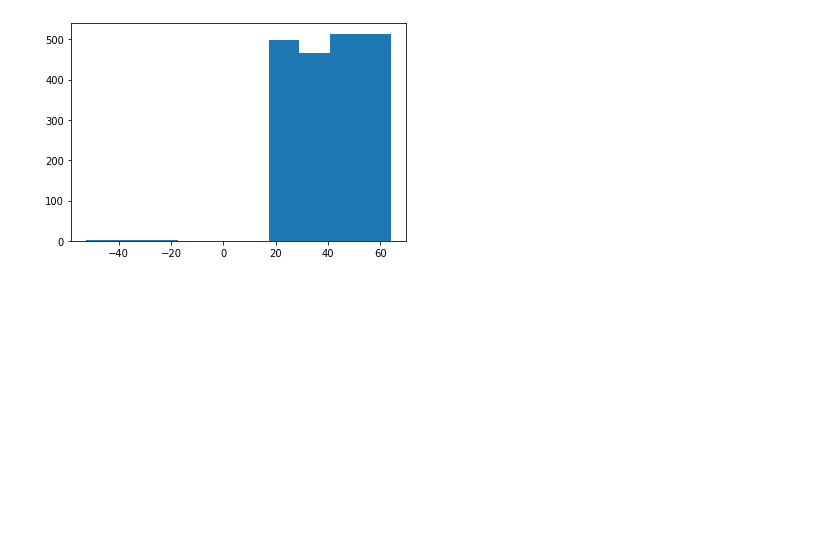
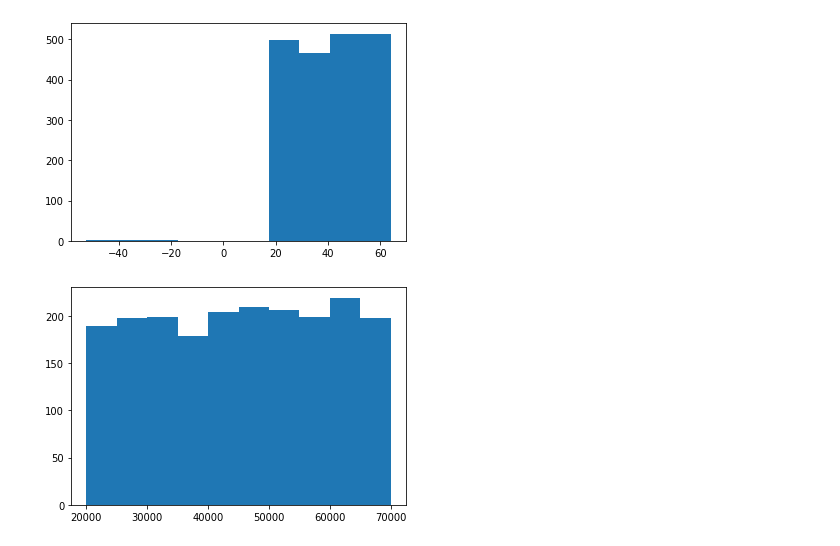
Before and after one commit to devAquino/Analise_Credit, a Jupyter notebook: Analise_Credit.ipynb, the cells around one changed output. Cells and saved outputs as stored; diff of their text form; code cells hidden in the pictures; blank space fills up the shorter version.

```diff
--- a/Analise_Credit.ipynb
+++ b/Analise_Credit.ipynb
@@ -92,3 +92,9 @@ sns.countplot(x = base_credito.default);
 plt.hist(x = base_credito.age);
 # %% [output]
 [figure]
+# %%
+# Frequência das rendas onde podemos observar até onde vai os valores mínimos e
+# máximos.
+plt.hist(x = base_credito.income);
+# %% [output]
+[figure, added]
```
Also changed, not shown: parts of 4 cells of this notebook.
